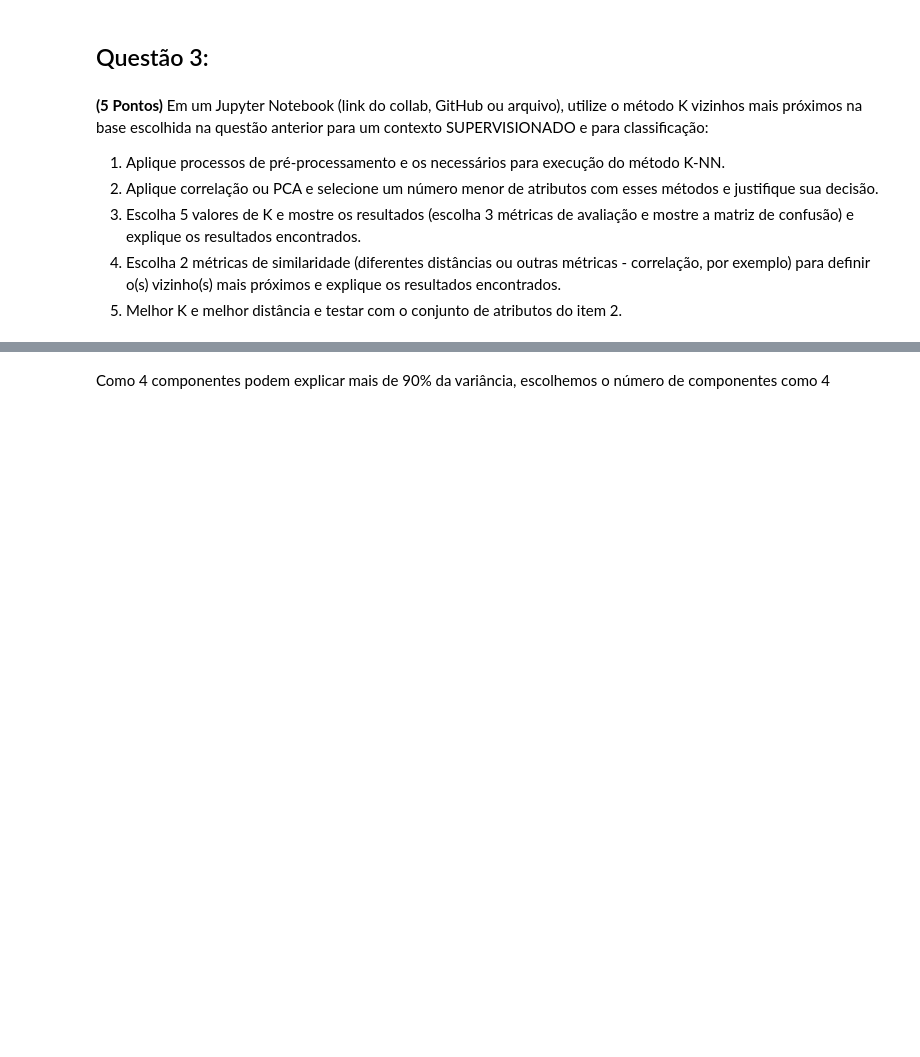
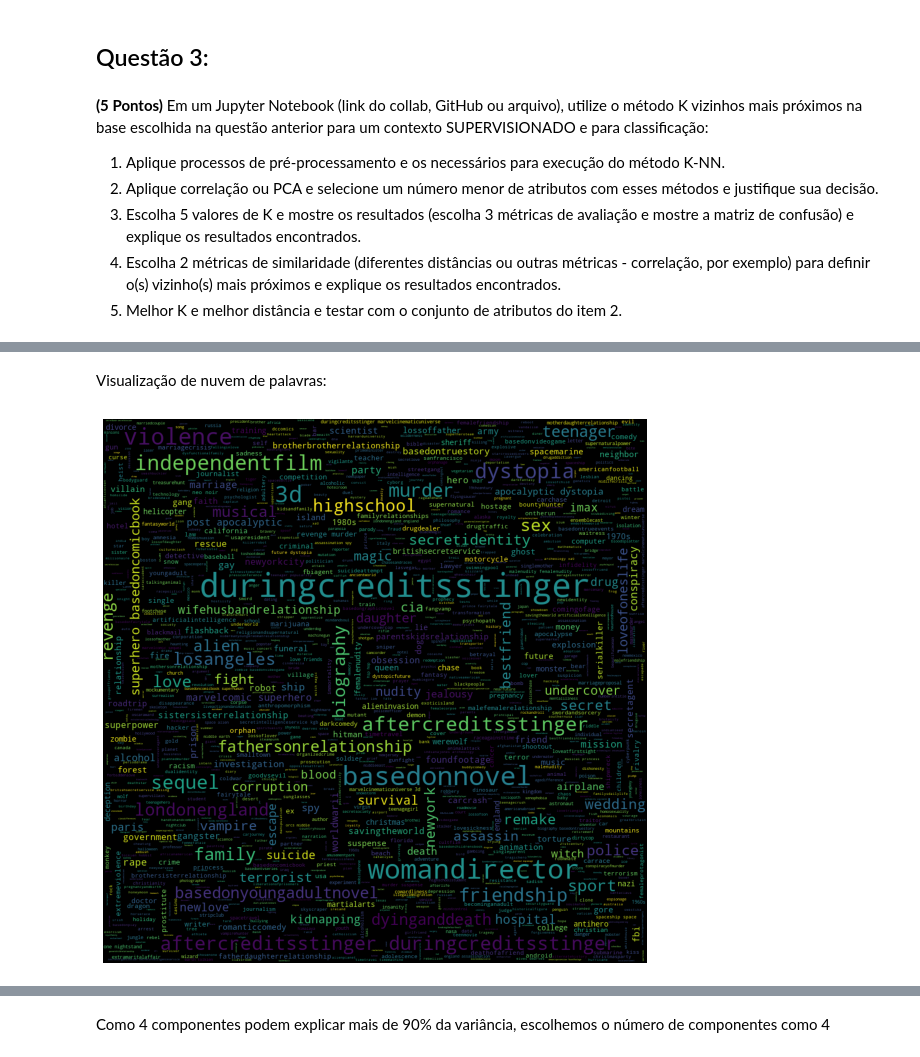
Before and after one commit to mthonorio/IA, a Jupyter notebook: prova_1/IA_Prova_1.ipynb, the cells around one changed output, grey strips where cells are left out. Saved outputs shown, nothing was run; the diff lists cells and outputs as text; code cells hidden in the pictures; blank space fills up the shorter version.

```diff
--- a/prova_1/IA_Prova_1.ipynb
+++ b/prova_1/IA_Prova_1.ipynb
@@ -132,0 +403,9 @@ Y = movies[['vote_average']]
+# %%
+directorList = []
+for index, row in movies.iterrows():
+  directors = row["crew"]
+
+  for director in directors:
+    if director not in directorList:
+      directorList.append(director)
+directorList[:15] #Agora nós temos uma lista com o nome de todos os Diretores
@@ -132,0 +428,14 @@ Y = movies[['vote_average']]
+# %%
+def binaryDirector(director_list):
+    binaryList = []
+
+    for director in directorList:
+        if director in director_list:
+            binaryList.append(1)
+        else:
+            binaryList.append(0)
+
+    return binaryList
+# %%
+movies['crew_bin'] = movies['crew'].apply(lambda x: binaryDirector(x))
+movies['crew_bin'][:10]
@@ -132,0 +482,22 @@ Y = movies[['vote_average']]
+# %% [markdown]
+Visualização de nuvem de palavras:
+# %%
+stop_words = set(STOPWORDS)
+stop_words.update(',',';','!','?','.','(',')','$','#','+',':','...',' ','')
+words=[]
+words = movies['keywords'].apply(str)
+words = words.dropna().apply(nltk.word_tokenize)
+word=[]
+for i in words:
+    word.extend(i)
+word=pd.Series(word)
+word=([i for i in word.str.lower() if i not in stop_words])
+wc = WordCloud(background_color="black", max_words=2000, stopwords=STOPWORDS, max_font_size= 60,width=1000,height=1000)
+wc.generate(" ".join(word))
+plt.imshow(wc)
+plt.axis('off')
+fig=plt.gcf()
+fig.set_size_inches(10,10)
+plt.show()
+# %% [output]
+[figure, added]
```
Also changed, not shown: parts of 113 cells of this notebook.
